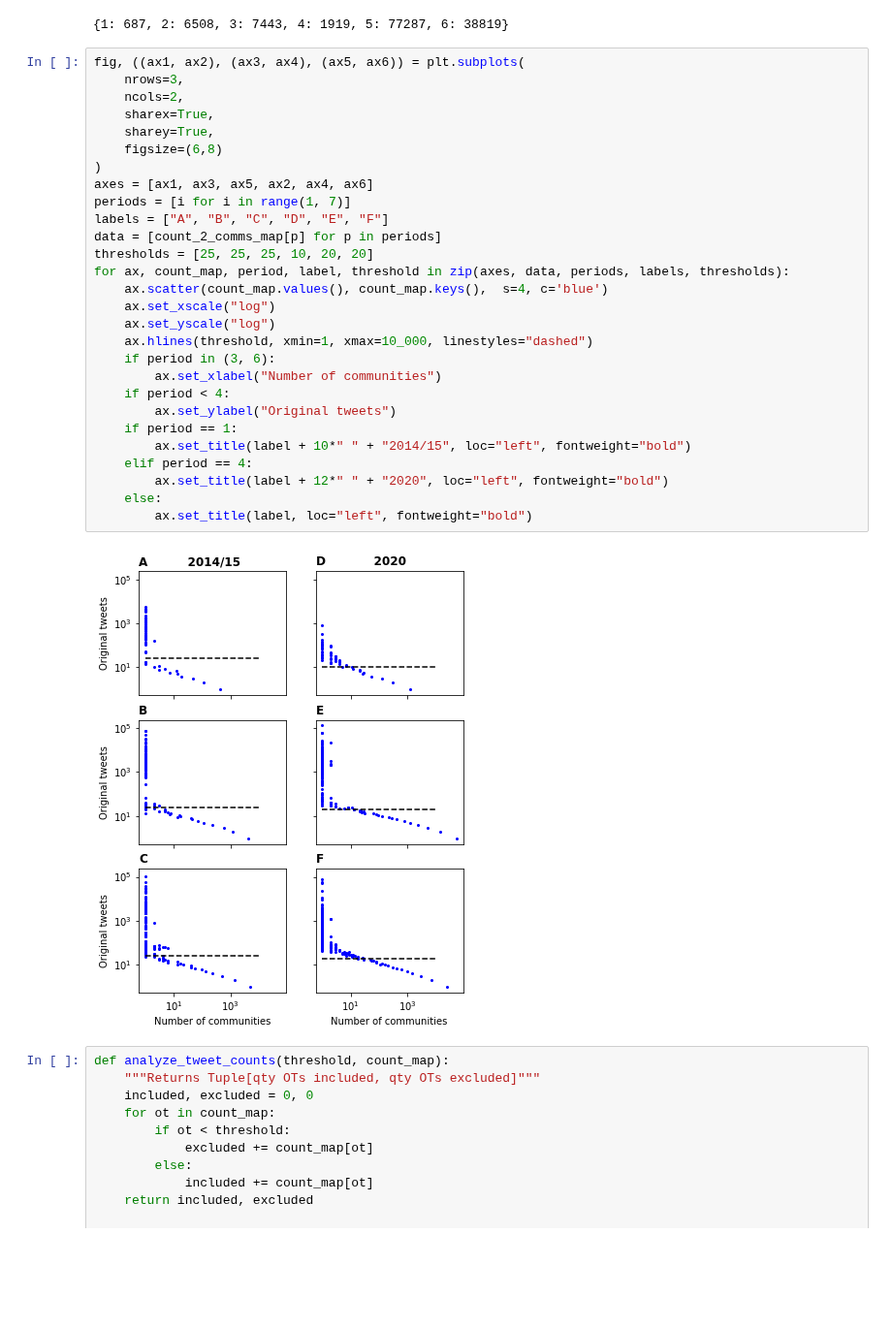
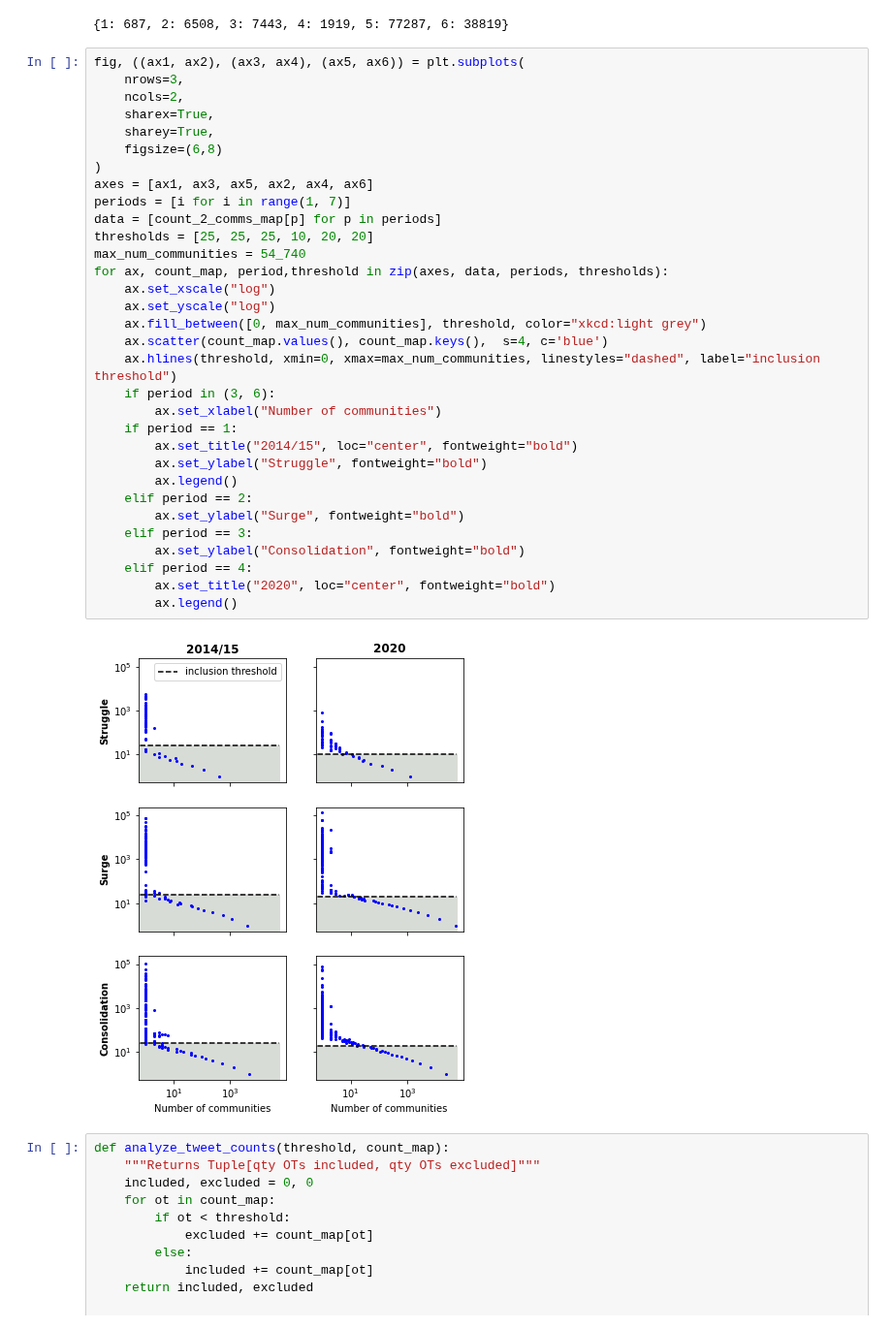
Before and after one commit to chrisfalter/BLM, a Jupyter notebook: src/community_filter.ipynb, the cells around one changed output. Shown at 97% size. Cells and saved outputs as stored; diff of their text form; blank space fills up the shorter version.

Commit message:
improve visualizations

```diff
--- a/src/community_filter.ipynb
+++ b/src/community_filter.ipynb
@@ -836,33 +836,37 @@ period_2_num_comms
 # %%
 fig, ((ax1, ax2), (ax3, ax4), (ax5, ax6)) = plt.subplots(
     nrows=3,
     ncols=2,
     sharex=True,
     sharey=True,
     figsize=(6,8)
 )
 axes = [ax1, ax3, ax5, ax2, ax4, ax6]
 periods = [i for i in range(1, 7)]
-labels = ["A", "B", "C", "D", "E", "F"]
 data = [count_2_comms_map[p] for p in periods]
 thresholds = [25, 25, 25, 10, 20, 20]
-for ax, count_map, period, label, threshold in zip(axes, data, periods, labels, thresholds):
-    ax.scatter(count_map.values(), count_map.keys(),  s=4, c='blue')
+max_num_communities = 54_740
+for ax, count_map, period,threshold in zip(axes, data, periods, thresholds):
     ax.set_xscale("log")
     ax.set_yscale("log")
-    ax.hlines(threshold, xmin=1, xmax=10_000, linestyles="dashed")
+    ax.fill_between([0, max_num_communities], threshold, color="xkcd:light grey")
+    ax.scatter(count_map.values(), count_map.keys(),  s=4, c='blue')
+    ax.hlines(threshold, xmin=0, xmax=max_num_communities, linestyles="dashed", label="inclusion threshold")
     if period in (3, 6):
         ax.set_xlabel("Number of communities")
-    if period < 4:
-        ax.set_ylabel("Original tweets")
     if period == 1:
-        ax.set_title(label + 10*" " + "2014/15", loc="left", fontweight="bold")
+        ax.set_title("2014/15", loc="center", fontweight="bold")
+        ax.set_ylabel("Struggle", fontweight="bold")
+        ax.legend()
+    elif period == 2:
+        ax.set_ylabel("Surge", fontweight="bold")
+    elif period == 3:
+        ax.set_ylabel("Consolidation", fontweight="bold")
     elif period == 4:
-        ax.set_title(label + 12*" " + "2020", loc="left", fontweight="bold")
-    else:
-        ax.set_title(label, loc="left", fontweight="bold")
+        ax.set_title("2020", loc="center", fontweight="bold")
+        ax.legend()
 # %% [output]
-[figure, old version]
+[figure, new version]
 # %%
 def analyze_tweet_counts(threshold, count_map):
     """Returns Tuple[qty OTs included, qty OTs excluded]"""
```
Also changed, not shown: 4 other files.
